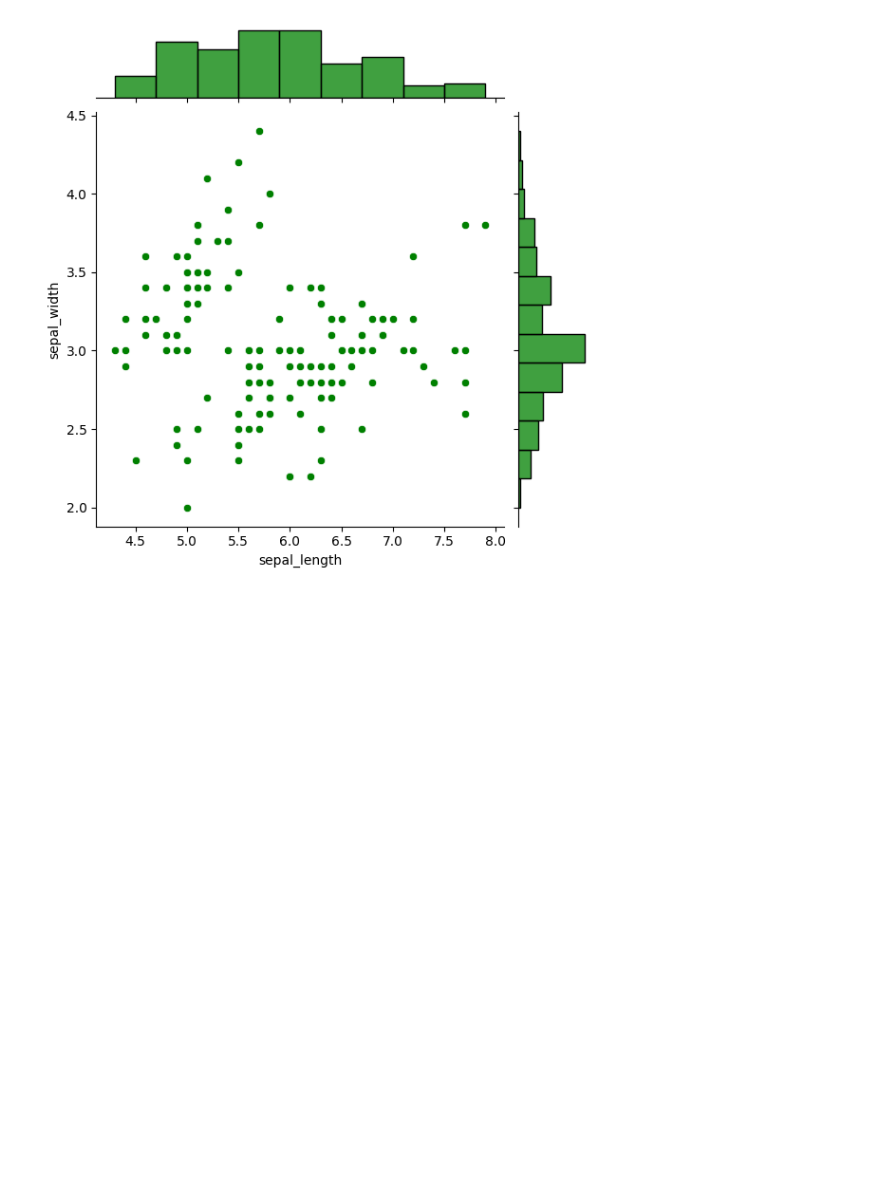
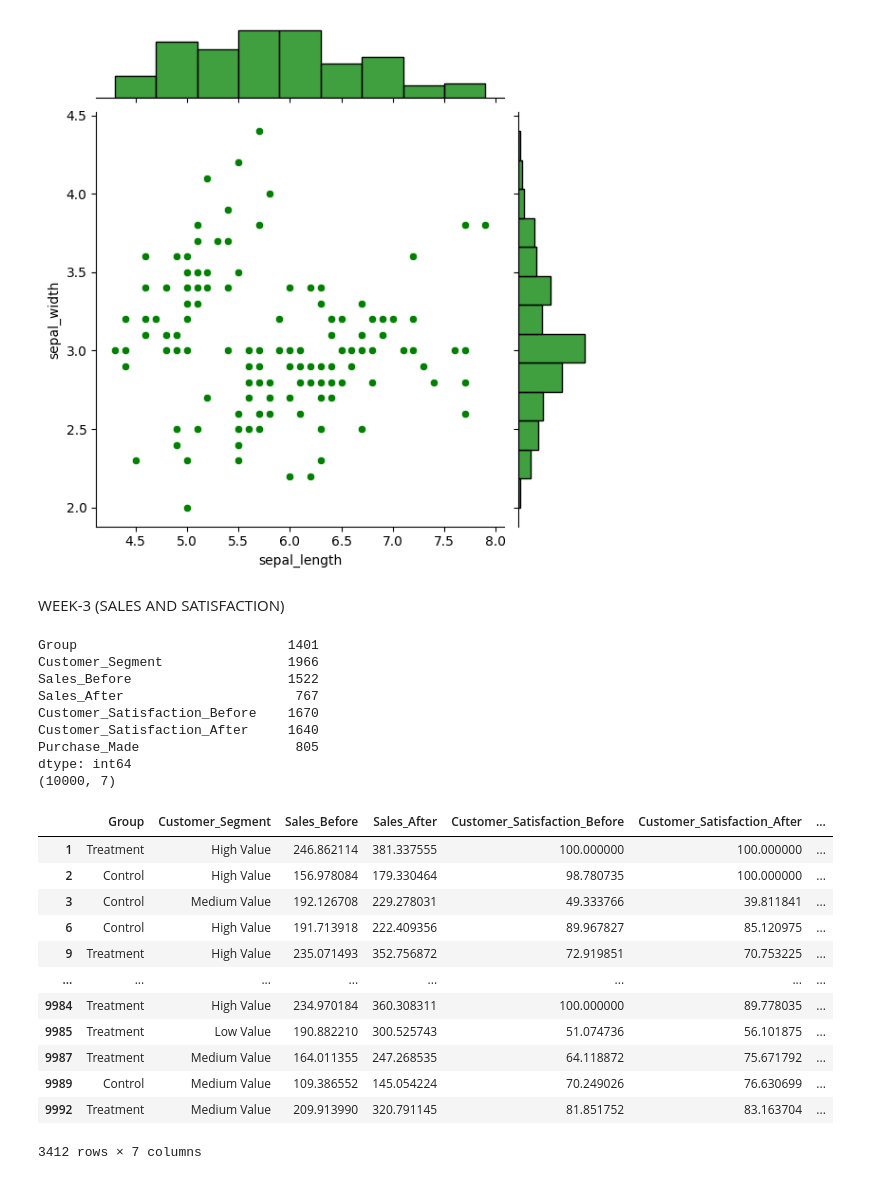
Before and after one commit to SHASHANK8412/IRIS, a Jupyter notebook: IRIS.ipynb, the cells around one changed output. Saved outputs shown, nothing was run; the diff lists cells and outputs as text; code cells hidden in the pictures; blank space fills up the shorter version.

Commit message:
WEEK-3

```diff
--- a/IRIS.ipynb
+++ b/IRIS.ipynb
@@ -204,3 +204,36 @@ sns.jointplot(x='sepal_length', y='sepal_width', data=df, kind='scatter', color=
 plt.show()
 # %% [output]
 [figure]
+# %% [markdown]
+WEEK-3 (SALES AND SATISFACTION)
+# %%
+import pandas as pd
+x=pd.read_csv('sales.csv')
+df=pd.DataFrame(x)
+print(df.isna().sum())
+print(df.shape)
+df1=df.dropna()
+df1
+# %% [output]
+Group                           1401
+Customer_Segment                1966
+Sales_Before                    1522
+Sales_After                      767
+Customer_Satisfaction_Before    1670
+Customer_Satisfaction_After     1640
+Purchase_Made                    805
+dtype: int64
+(10000, 7)
+|  | Group | Customer_Segment | Sales_Before | Sales_After | Customer_Satisfaction_Before | Customer_Satisfaction_After | ... |
+| 1 | Treatment | High Value | 246.862114 | 381.337555 | 100.000000 | 100.000000 | ... |
+| 2 | Control | High Value | 156.978084 | 179.330464 | 98.780735 | 100.000000 | ... |
+| 3 | Control | Medium Value | 192.126708 | 229.278031 | 49.333766 | 39.811841 | ... |
+| 6 | Control | High Value | 191.713918 | 222.409356 | 89.967827 | 85.120975 | ... |
+| 9 | Treatment | High Value | 235.071493 | 352.756872 | 72.919851 | 70.753225 | ... |
+| ... | ... | ... | ... | ... | ... | ... | ... |
+| 9984 | Treatment | High Value | 234.970184 | 360.308311 | 100.000000 | 89.778035 | ... |
+| 9985 | Treatment | Low Value | 190.882210 | 300.525743 | 51.074736 | 56.101875 | ... |
+| 9987 | Treatment | Medium Value | 164.011355 | 247.268535 | 64.118872 | 75.671792 | ... |
+| 9989 | Control | Medium Value | 109.386552 | 145.054224 | 70.249026 | 76.630699 | ... |
+| 9992 | Treatment | Medium Value | 209.913990 | 320.791145 | 81.851752 | 83.163704 | ... |
+3412 rows × 7 columns
```
Also changed, not shown: parts of 1 cell of this notebook.
